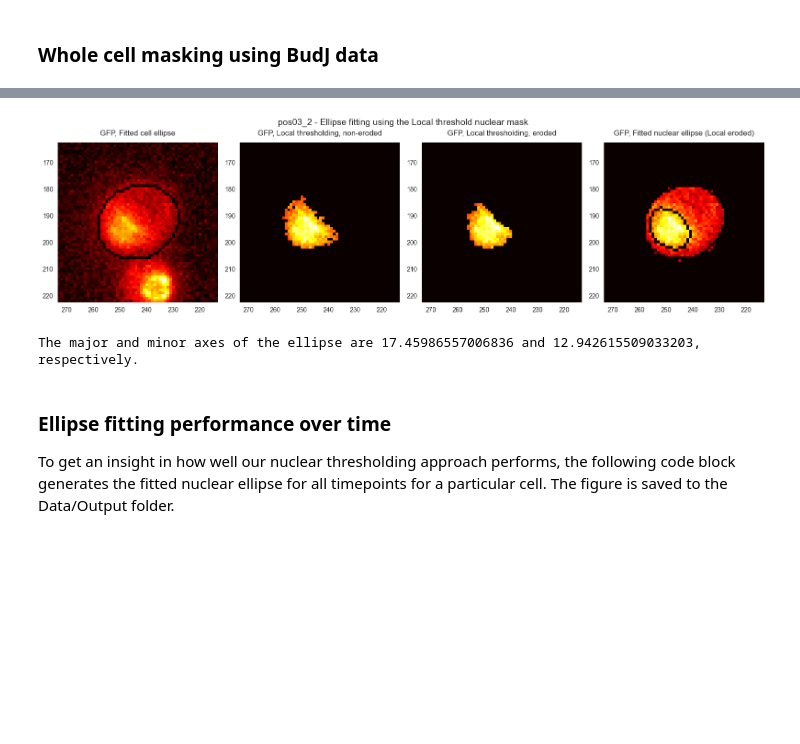
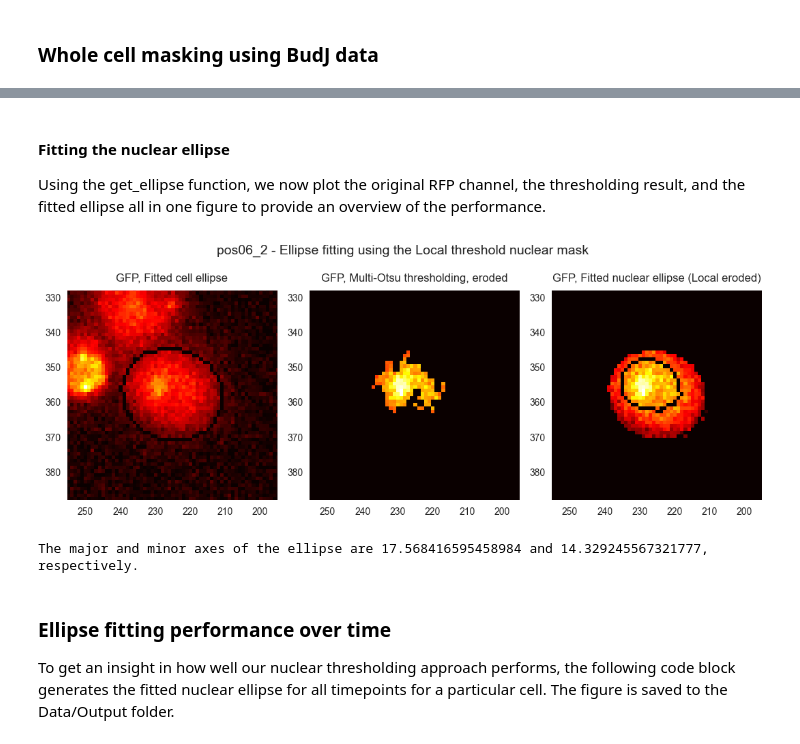
Before and after one commit to olledejong/Sfp1-Analysis, a Jupyter notebook: Volume_analysis.ipynb, the cells around one changed output, grey strips where cells are left out. Cells and saved outputs as stored; diff of their text form; code cells hidden in the pictures; blank space fills up the shorter version.

```diff
--- a/Volume_analysis.ipynb
+++ b/Volume_analysis.ipynb
@@ -339,0 +449,13 @@ def get_ellipse(imageRFP, nuc_mask):
+# %%
+a = 1.2
+b = -25
+# %%
+""" Function that returns the nuclear eroded multi otsu threshold mask for a given image """
+def get_eroded_multi_otsu_mask(image, erode = True, erode_intensity = 2):
+    thresholds = threshold_multiotsu(image, classes=5)  # perform multi-otsu thresholding on whole image
+    mlti_otsu_thresh = thresholds[-1]
+    imageGFP_nuc_mask_mlti_otsu = remove_small_objects(imageGFP > mlti_otsu_thresh)
+    imageGFP_nuc_mask_mlti_otsu = imageGFP_nuc_mask_mlti_otsu * whole_cell_mask
+    if not erode:
+        return imageGFP_nuc_mask_mlti_otsu
+    return binary_erosion(imageGFP_nuc_mask_mlti_otsu, structure = np.ones((erode_intensity, erode_intensity)))
@@ -341,0 +509,20 @@ Using the above created get_ellipse function, we now plot the original RFP chann
+# %%
+# TODO Only for the last processed cell above
+# get the nuclear ellipse
+(x, y), (MA, ma), angle = get_ellipse(imageGFP, imageGFP_nuc_mask_mlti_otsu_eroded)  # use imageRFP and nuc_mask_otsu from last plotted cell above
+cv2_ellipse_mo_regular = ((x, y), (MA, ma), angle)
+(x, y), (MA, ma), angle = get_ellipse(imageGFP, imageGFP_nuc_mask_mlti_otsu_eroded_blurred)  # use imageRFP and nuc_mask_otsu from last plotted cell above
+cv2_ellipse_mo_blurred = ((x, y), (MA, ma), angle)
+
+(c_x, c_y), (c_MA, c_ma), c_angle = get_ellipse(imageGFP, whole_cell_mask)
+cv2_ellipse_cell = ((c_x, c_y), (c_MA, c_ma), c_angle)
+
+# plot side by side
+to_plot = [
+    ["GFP, Fitted cell ellipse", cv2.ellipse(imageGFP, cv2_ellipse_cell, (0, 0, 0), 1), "hot"], # arguments: 1, image data 2, fitted ellipse 3, color (BGR), 4, linewidth
+    ["GFP, Multi-Otsu thresholding, eroded", imageGFP * imageGFP_nuc_mask_mlti_otsu_eroded, "hot"],
+    ["GFP, Fitted nuclear ellipse", cv2.ellipse(imageGFP * whole_cell_mask, cv2_ellipse_mo_regular, (0, 0, 0), 1), "hot"], # arguments: 1, image data 2, fitted ellipse 3, color (BGR), 4, linewidth
+    ["GFP, Multi-Otsu thresholding, blurred", imageGFP_blurred * imageGFP_nuc_mask_mlti_otsu_eroded_blurred, "hot"],
+    ["GFP, Fitted nuclear ellipse", cv2.ellipse(imageGFP * whole_cell_mask, cv2_ellipse_mo_blurred, (0, 0, 0), 1), "hot"] # arguments: 1, image data 2, fitted ellipse 3, color (BGR), 4, linewidth
+]
+plot_from_list(f"{cell} - Ellipse fitting using the Multi-Otsu nuclear mask", to_plot, (x_pos + 30, x_pos - 30), (y_pos + 30, y_pos - 30), False)
@@ -342,25 +603,27 @@ Using the above created get_ellipse function, we now plot the original RFP chann
+# %% [markdown]
+#### Fitting the nuclear ellipse
+Using the get_ellipse function, we now plot the original RFP channel, the thresholding result, and the fitted ellipse all in one figure to provide an overview of the performance.
 # %%
 # TODO Only for the last processed cell above
 # get the nuclear ellipse
-(x, y), (MA, ma), angle = get_ellipse(imageGFP, imageGFP_nuc_mask_local_eroded)  # use imageRFP and nuc_mask_otsu from last plotted cell above
-cv2_ellipse = ((x, y), (MA, ma), angle)
+(x, y), (MA, ma), angle = get_ellipse(imageGFP, imageGFP_nuc_mask_local_eroded_blurred)
+cv2_ellipse_lt = ((x, y), (MA, ma), angle)
 
 (c_x, c_y), (c_MA, c_ma), c_angle = get_ellipse(imageGFP, whole_cell_mask)
 cv2_ellipse_cell = ((c_x, c_y), (c_MA, c_ma), c_angle)
 
 # plot side by side
 to_plot = [
-    ["GFP, Fitted cell ellipse", cv2.ellipse(imageGFP, cv2_ellipse_cell, (0, 0, 0), 1)], # arguments: 1, image data 2, fitted ellipse 3, color (BGR), 4, linewidth
-    ["GFP, Local thresholding, non-eroded", imageGFP * imageGFP_nuc_mask_local],
-    ["GFP, Local thresholding, eroded", imageGFP * imageGFP_nuc_mask_local_eroded],
-    ["GFP, Fitted nuclear ellipse (Local eroded)", cv2.ellipse(imageGFP * whole_cell_mask, cv2_ellipse, (0, 0, 0), 1)] # arguments: 1, image data 2, fitted ellipse 3, color (BGR), 4, linewidth
+    ["GFP, Fitted cell ellipse", cv2.ellipse(imageGFP, cv2_ellipse_cell, (0, 0, 0), 1), "hot"], # arguments: 1, image data 2, fitted ellipse 3, color (BGR), 4, linewidth
+    ["GFP, Multi-Otsu thresholding, eroded", imageGFP * imageGFP_nuc_mask_local_eroded_blurred, "hot"],
+    ["GFP, Fitted nuclear ellipse (Local eroded)", cv2.ellipse(imageGFP * whole_cell_mask, cv2_ellipse_lt, (0, 0, 0), 1), "hot"] # arguments: 1, image data 2, fitted ellipse 3, color (BGR), 4, linewidth
 ]
 plot_from_list(f"{cell} - Ellipse fitting using the Local threshold nuclear mask", to_plot, (x_pos + 30, x_pos - 30), (y_pos + 30, y_pos - 30), False)
 
 print(f"The major and minor axes of the ellipse are {ma} and {MA}, respectively.")
 # %% [output]
-[figure, old version]
+[figure, new version]
-The major and minor axes of the ellipse are 17.45986557006836 and 12.942615509033203, respectively.
+The major and minor axes of the ellipse are 17.568416595458984 and 14.329245567321777, respectively.
 # %% [markdown]
 ### Ellipse fitting performance over time
 To get an insight in how well our nuclear thresholding approach performs, the following code block generates the fitted nuclear ellipse for all timepoints for a particular cell. The figure is saved to the Data/Output folder.
```
Also changed, not shown: parts of 42 cells of this notebook.
